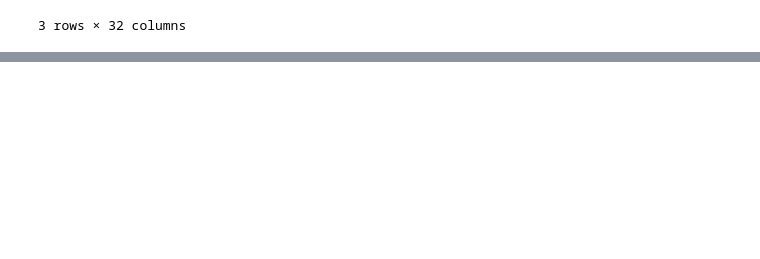
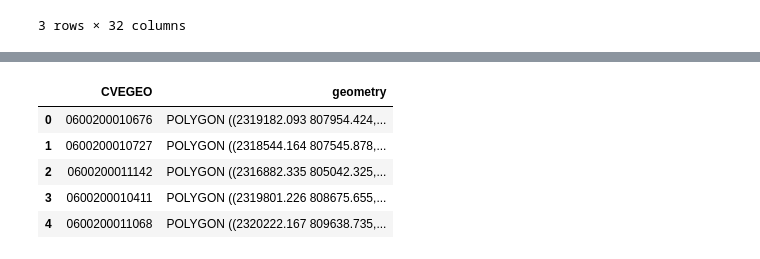
Before and after one commit to pcorner10/prep_2023, a Jupyter notebook: model.ipynb, the cells around one changed output, grey strips where cells are left out. Cells and saved outputs as stored; diff of their text form; code cells hidden in the pictures; blank space fills up the shorter version.

```diff
--- a/model.ipynb
+++ b/model.ipynb
@@ -16,6 +16,7 @@ import seaborn as sns
 ## Geodataframe
 # %%
 agebs = gpd.read_file('data/colima/agebs.gpkg')
+agebs_proceso = agebs.copy()
 agebs["area"] = agebs.area / 1000 # ha
 agebs.drop(columns=["CVE_ENT","CVE_MUN", "CVE_AGEB","CVE_LOC","geometry"], inplace=True)
 agebs = pd.DataFrame(agebs)
@@ -433,0 +504,10 @@ X_new
+# %%
+agebs_proceso.drop(columns=["CVE_ENT","CVE_MUN","CVE_LOC","CVE_AGEB"], inplace=True)
+agebs_proceso.head()
+# %% [output]
+|  | CVEGEO | geometry |
+| 0 | 0600200010676 | POLYGON ((2319182.093 807954.424,... |
+| 1 | 0600200010727 | POLYGON ((2318544.164 807545.878,... |
+| 2 | 0600200011142 | POLYGON ((2316882.335 805042.325,... |
+| 3 | 0600200010411 | POLYGON ((2319801.226 808675.655,... |
+| 4 | 0600200011068 | POLYGON ((2320222.167 809638.735,... |
```
Also changed, not shown: parts of 17 cells of this notebook, 2 other files.
